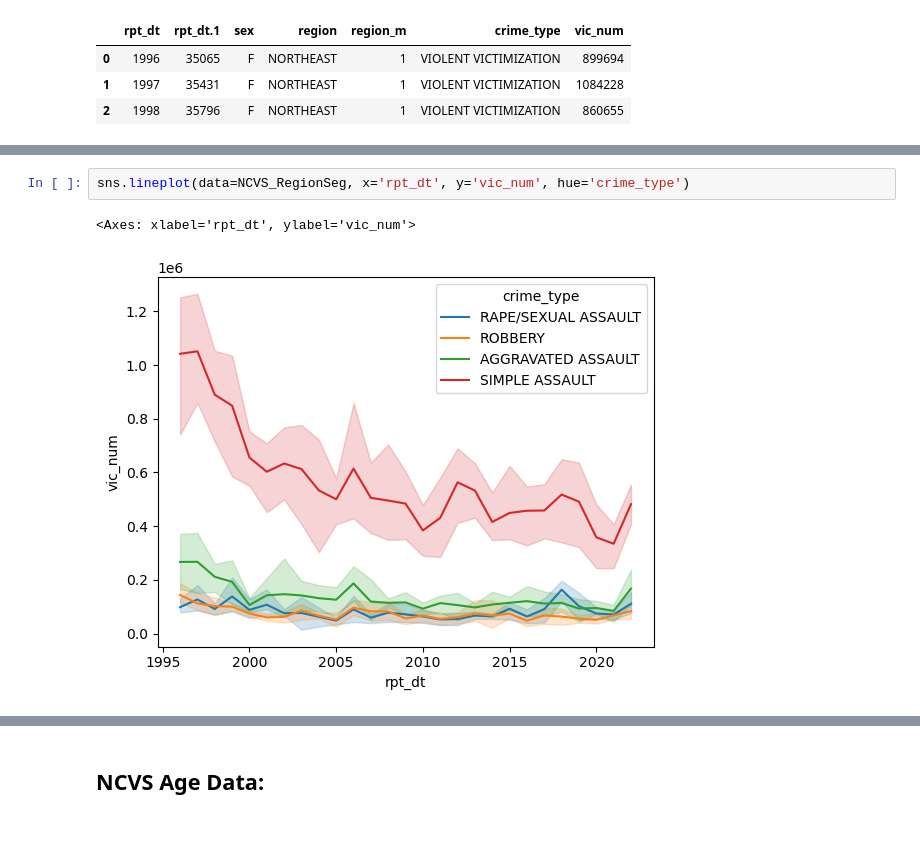
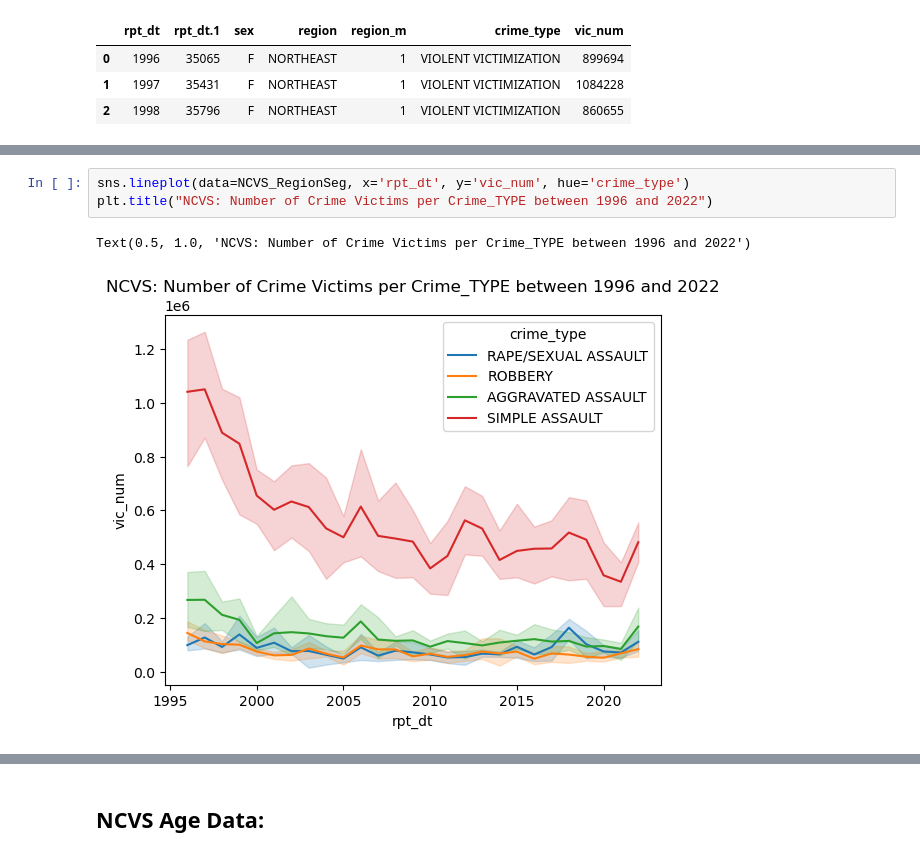
Before and after one commit to accoffin12/CrimeVictimAnalysis_Capstone, a Jupyter notebook: Crime Victim Data Exploration Analysis.ipynb, the cells around one changed output, grey strips where cells are left out. Cells and saved outputs as stored; diff of their text form; blank space fills up the shorter version.

```diff
--- a/Crime Victim Data Exploration Analysis.ipynb
+++ b/Crime Victim Data Exploration Analysis.ipynb
@@ -270,8 +277,9 @@ sns.lineplot(data=NCVS_Region, x='rpt_dt', y='vic_num', hue='region')
 # %%
 sns.lineplot(data=NCVS_RegionSeg, x='rpt_dt', y='vic_num', hue='crime_type')
+plt.title("NCVS: Number of Crime Victims per Crime_TYPE between 1996 and 2022")
 # %% [output]
-<Axes: xlabel='rpt_dt', ylabel='vic_num'>
+Text(0.5, 1.0, 'NCVS: Number of Crime Victims per Crime_TYPE between 1996 and 2022')
-[figure, old version]
+[figure, new version]
 # %%
 sns.set(rc={"figure.figsize": (12,12)})
 sns.scatterplot(
```
Also changed, not shown: parts of 14 cells of this notebook.
